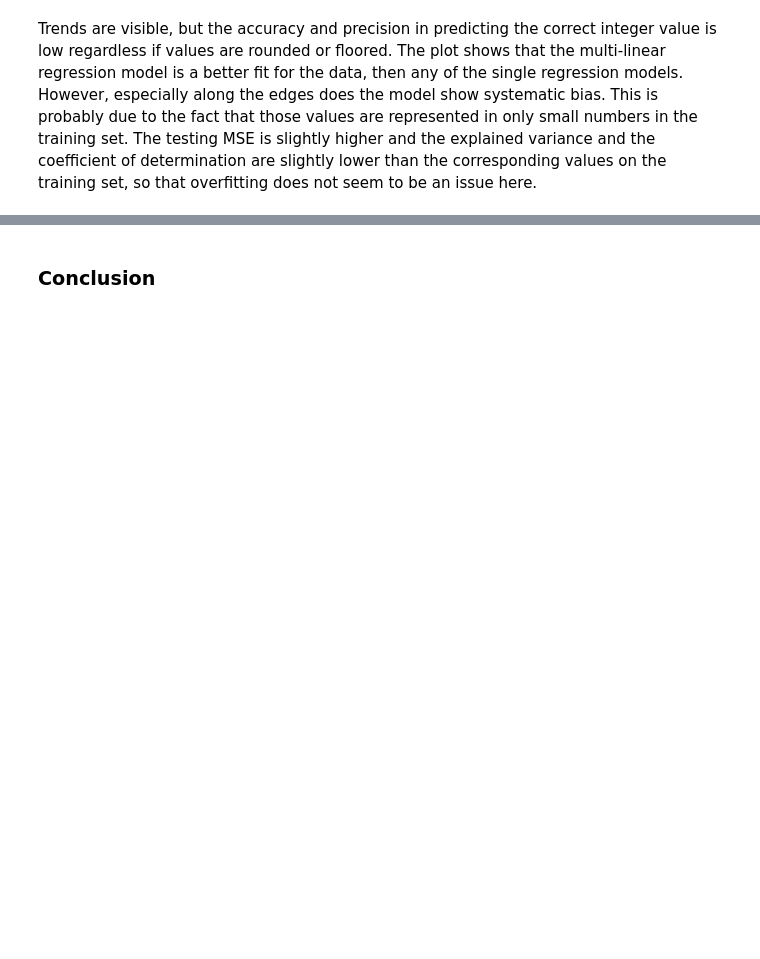
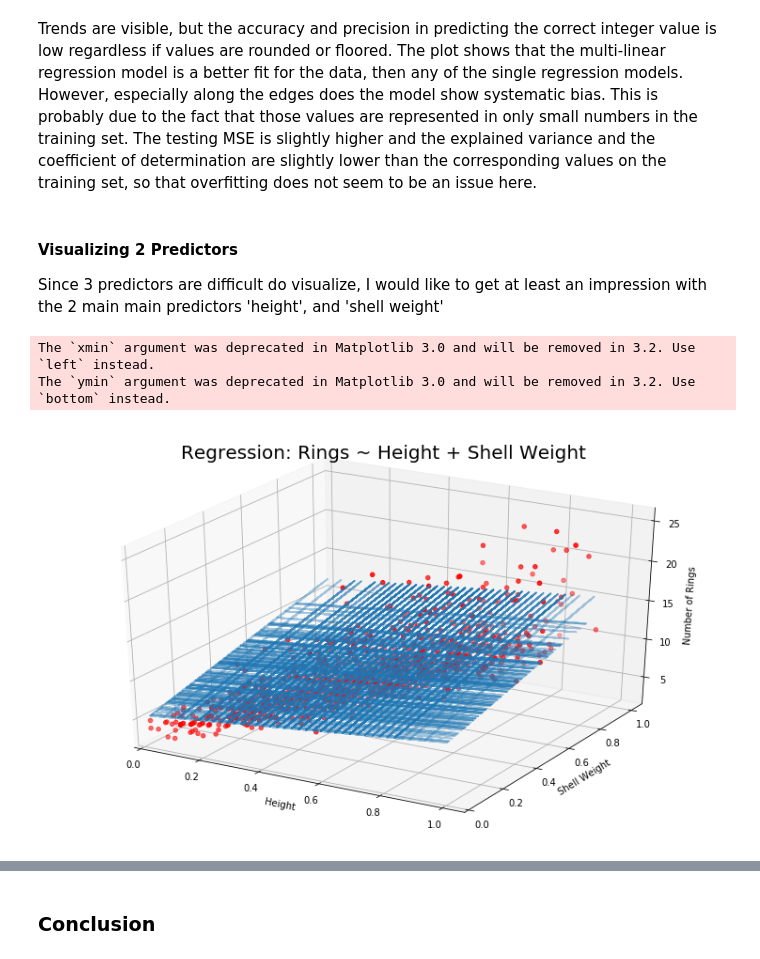
Before and after one commit to SHollatz/project_CSPB3022_abalone, a Jupyter notebook: abalone.ipynb, the cells around one changed output, grey strips where cells are left out. Cells and saved outputs as stored; diff of their text form; code cells hidden in the pictures; blank space fills up the shorter version.

```diff
--- a/abalone.ipynb
+++ b/abalone.ipynb
@@ -1215,2 +1262,33 @@ print(metrics.classification_report(predictions_floor, test_data.rings.values))
 # %% [markdown]
 Trends are visible, but the accuracy and precision in predicting the correct integer value is low regardless if values are rounded or floored. The plot shows that the multi-linear regression model is a better fit for the data, then any of the single regression models. However, especially along the edges does the model show systematic bias. This is probably due to the fact that those values are represented in only small numbers in the training set. The testing MSE is slightly higher and the explained variance and the coefficient of determination are slightly lower than the corresponding values on the training set, so that overfitting does not seem to be an issue here.
+# %% [markdown]
+#### Visualizing 2 Predictors
+Since 3 predictors are difficult do visualize, I would like to get at least an impression with the 2 main
+main predictors 'height', and 'shell weight'
+# %%
+# model_multi_all_5 = smf.ols('rings~height+shell_weight ', df_abalone_scaled).fit()
+beta0, beta_height, beta_shellWeight = model_multi_all_5.params
+fig = plt.figure(figsize=(10,6))
+# fig.title('Regression: Rings ~ Height + Shell Weight', fontsize=20)
+
+B1, B2 = np.meshgrid(test_data['height'].values, test_data['shell_weight'].values, indexing='xy')
+Z = np.zeros((np.array(test_data['height'].values).size, np.array(test_data['shell_weight'].values).size))
+
+for (i,j),v in np.ndenumerate(Z):
+    Z[i,j]=(beta0 + B1[i,j]*beta_height + B2[i,j]*beta_shellWeight)
+from mpl_toolkits.mplot3d import axes3d
+
+ax = axes3d.Axes3D(fig)
+ax.plot_wireframe(B1, B2, Z, rstride=10, cstride=5, alpha=0.4)
+ax.scatter3D(test_data['height'], test_data['shell_weight'], test_data['rings'], c='r')
+
+ax.set_xlabel('Height')
+ax.set_xlim(xmin=0)
+ax.set_ylabel('Shell Weight')
+ax.set_ylim(ymin=0)
+ax.set_zlabel('Number of Rings')
+plt.title('Regression: Rings ~ Height + Shell Weight', fontsize=20);
+# %% [output]
+The `xmin` argument was deprecated in Matplotlib 3.0 and will be removed in 3.2. Use `left` instead.
+The `ymin` argument was deprecated in Matplotlib 3.0 and will be removed in 3.2. Use `bottom` instead.
+[figure, added]
```
Also changed, not shown: parts of 17 cells of this notebook.
